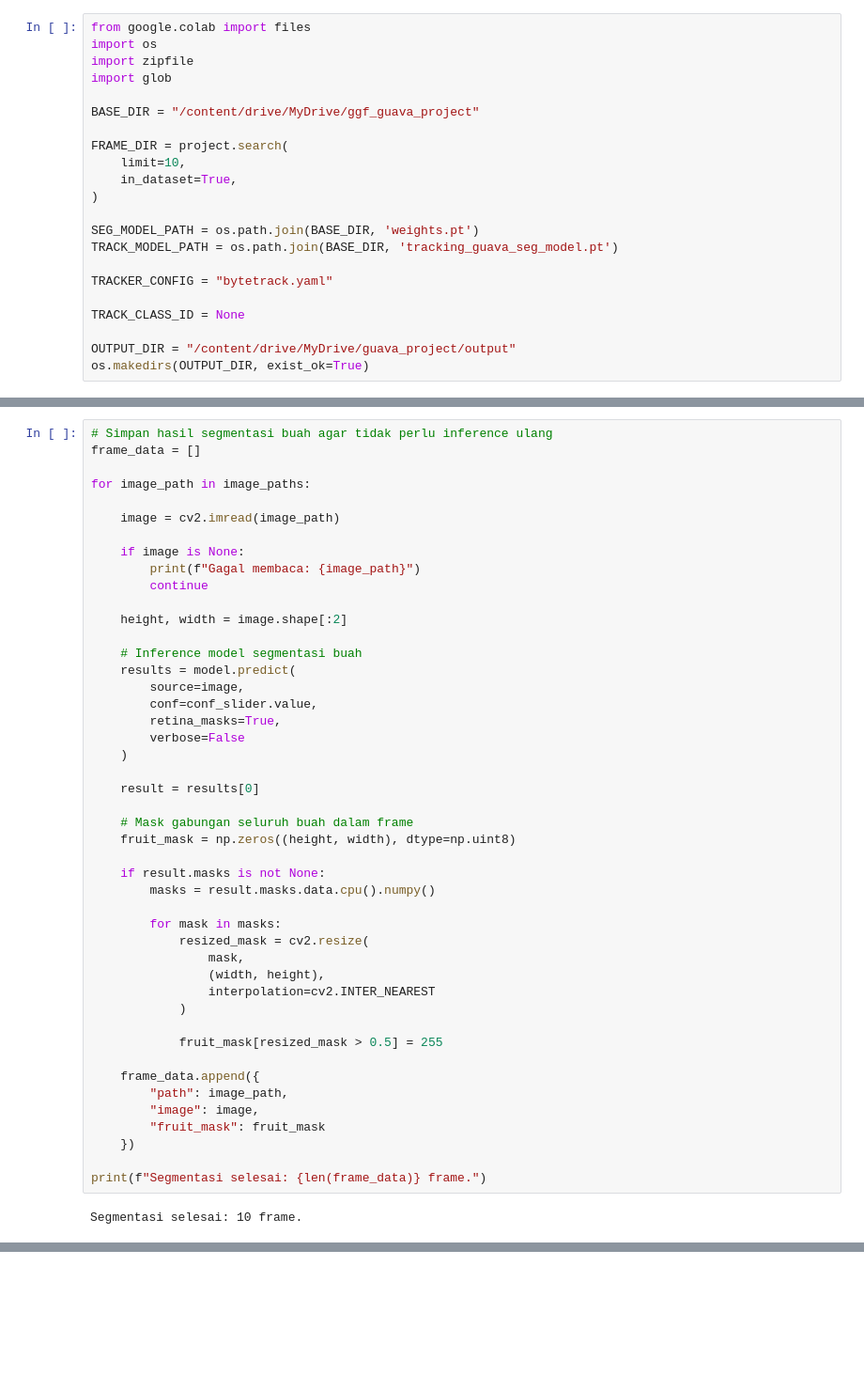
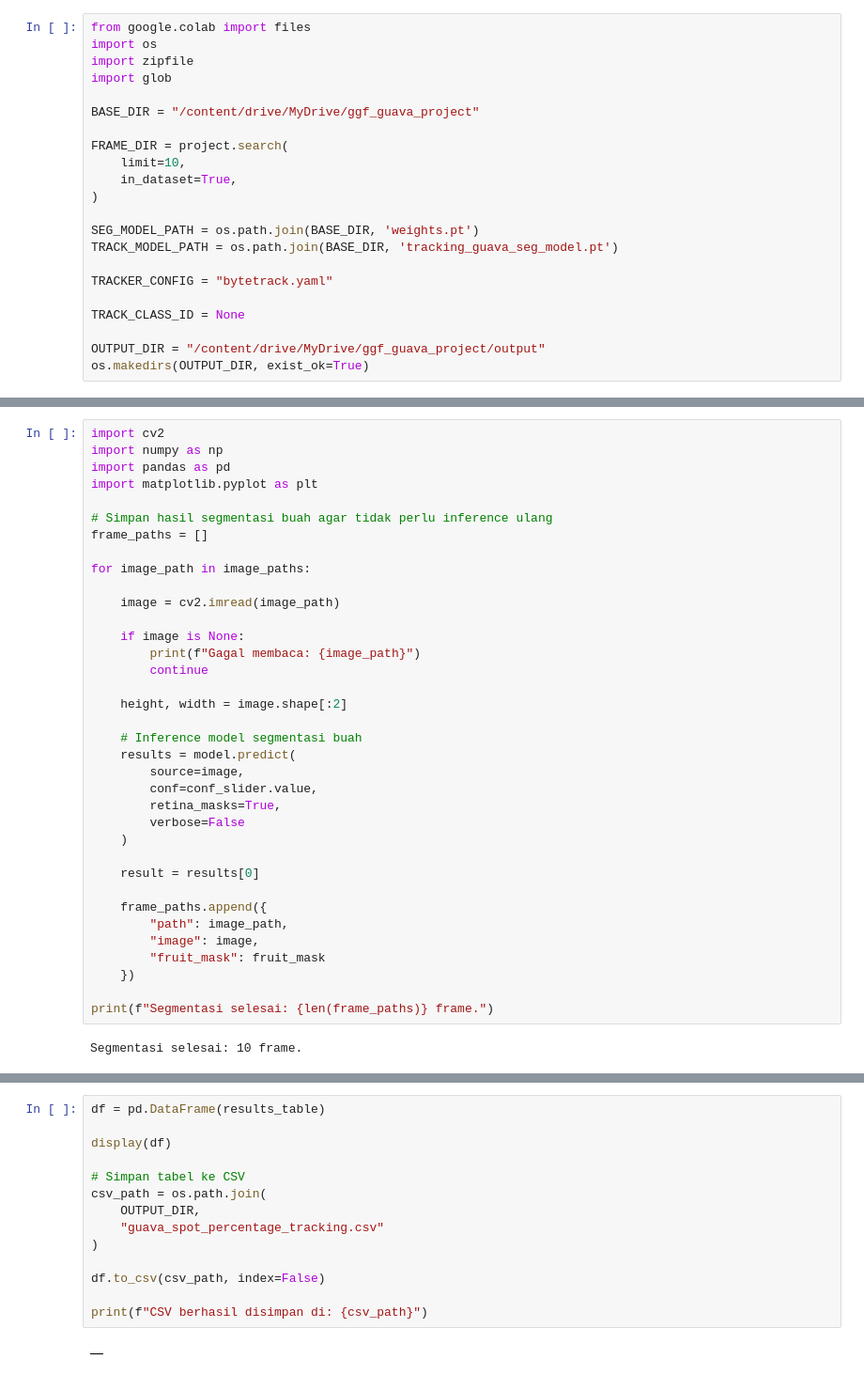
Before and after one commit to fathinahnj/ggf-guava-spots-project, a Jupyter notebook: detect_guava_spots.ipynb, the cells around one changed output, grey strips where cells are left out. Shown at 94% size. Cells and saved outputs as stored; diff of their text form; blank space fills up the shorter version.

Commit message:
fix: fix bugs, masih tersisa bugs di output csv (no entries)

```diff
--- a/detect_guava_spots.ipynb
+++ b/detect_guava_spots.ipynb
@@ -53,7 +53,7 @@ TRACKER_CONFIG = "bytetrack.yaml"
 
 TRACK_CLASS_ID = None
 
-OUTPUT_DIR = "/content/drive/MyDrive/guava_project/output"
+OUTPUT_DIR = "/content/drive/MyDrive/ggf_guava_project/output"
 os.makedirs(OUTPUT_DIR, exist_ok=True)
 # %%
 segmentation_model = YOLO(SEG_MODEL_PATH)
@@ -132,8 +121,13 @@ display(h_max_slider, s_min_slider, v_max_slider, conf_slider)
 [interactive output not drawn]
 FloatSlider(value=0.5, continuous_update=False, description='Confidence:', max=0.95, min=0.1, step=0.05)
 # %%
+import cv2
+import numpy as np
+import pandas as pd
+import matplotlib.pyplot as plt
+
 # Simpan hasil segmentasi buah agar tidak perlu inference ulang
-frame_data = []
+frame_paths = []
 
 for image_path in image_paths:
 
@@ -155,27 +149,12 @@ for image_path in image_paths:
 
     result = results[0]
 
-    # Mask gabungan seluruh buah dalam frame
-    fruit_mask = np.zeros((height, width), dtype=np.uint8)
-
-    if result.masks is not None:
-        masks = result.masks.data.cpu().numpy()
-
-        for mask in masks:
-            resized_mask = cv2.resize(
-                mask,
-                (width, height),
-                interpolation=cv2.INTER_NEAREST
-            )
-
-            fruit_mask[resized_mask > 0.5] = 255
-
-    frame_data.append({
+    frame_paths.append({
         "path": image_path,
         "image": image,
         "fruit_mask": fruit_mask
     })
 
-print(f"Segmentasi selesai: {len(frame_data)} frame.")
+print(f"Segmentasi selesai: {len(frame_paths)} frame.")
 # %% [output]
 Segmentasi selesai: 10 frame.
@@ -181,0 +365,16 @@ Segmentasi selesai: 10 frame.
+# %%
+df = pd.DataFrame(results_table)
+
+display(df)
+
+# Simpan tabel ke CSV
+csv_path = os.path.join(
+    OUTPUT_DIR,
+    "guava_spot_percentage_tracking.csv"
+)
+
+df.to_csv(csv_path, index=False)
+
+print(f"CSV berhasil disimpan di: {csv_path}")
+# %% [output]
+|  |
```
Also changed, not shown: parts of 6 cells of this notebook.
